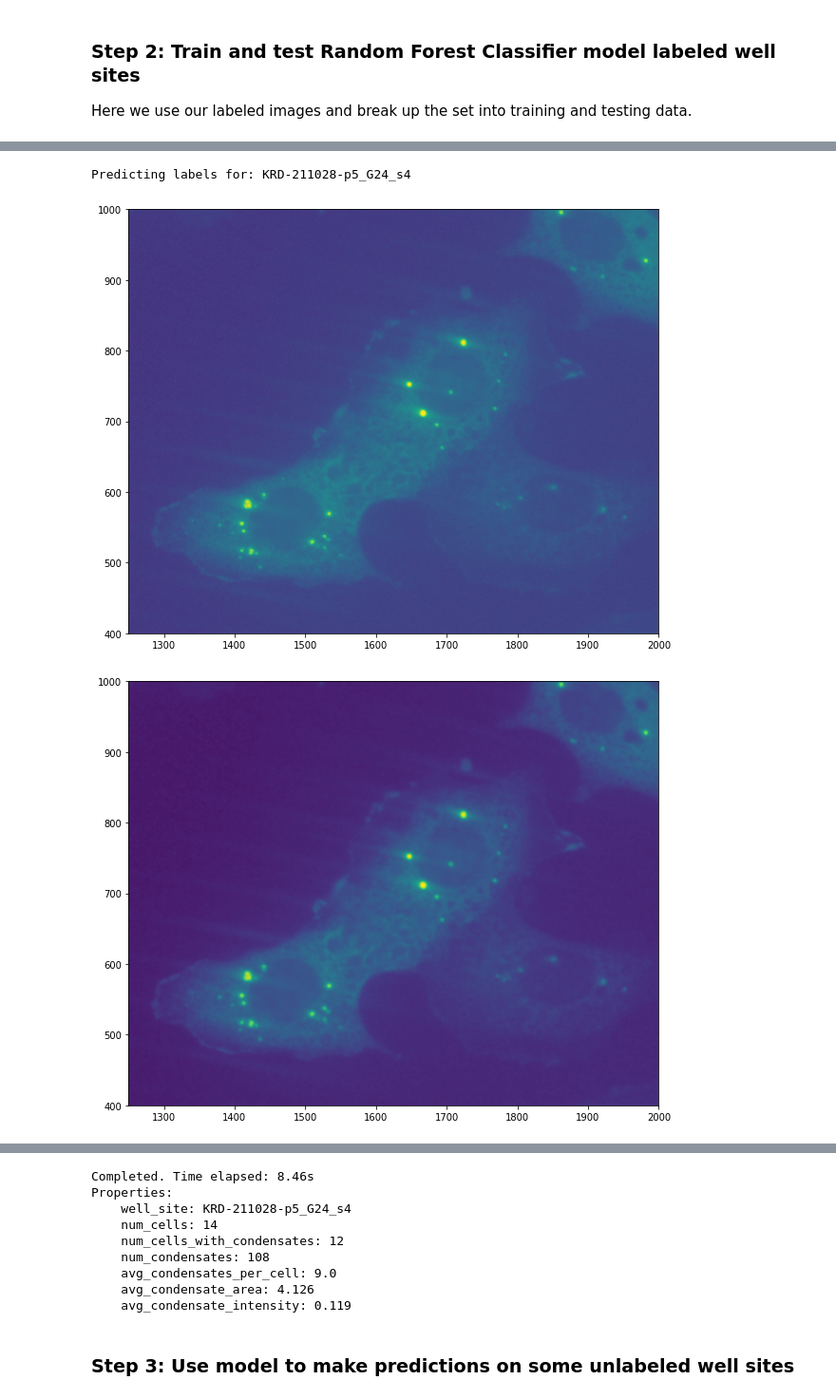
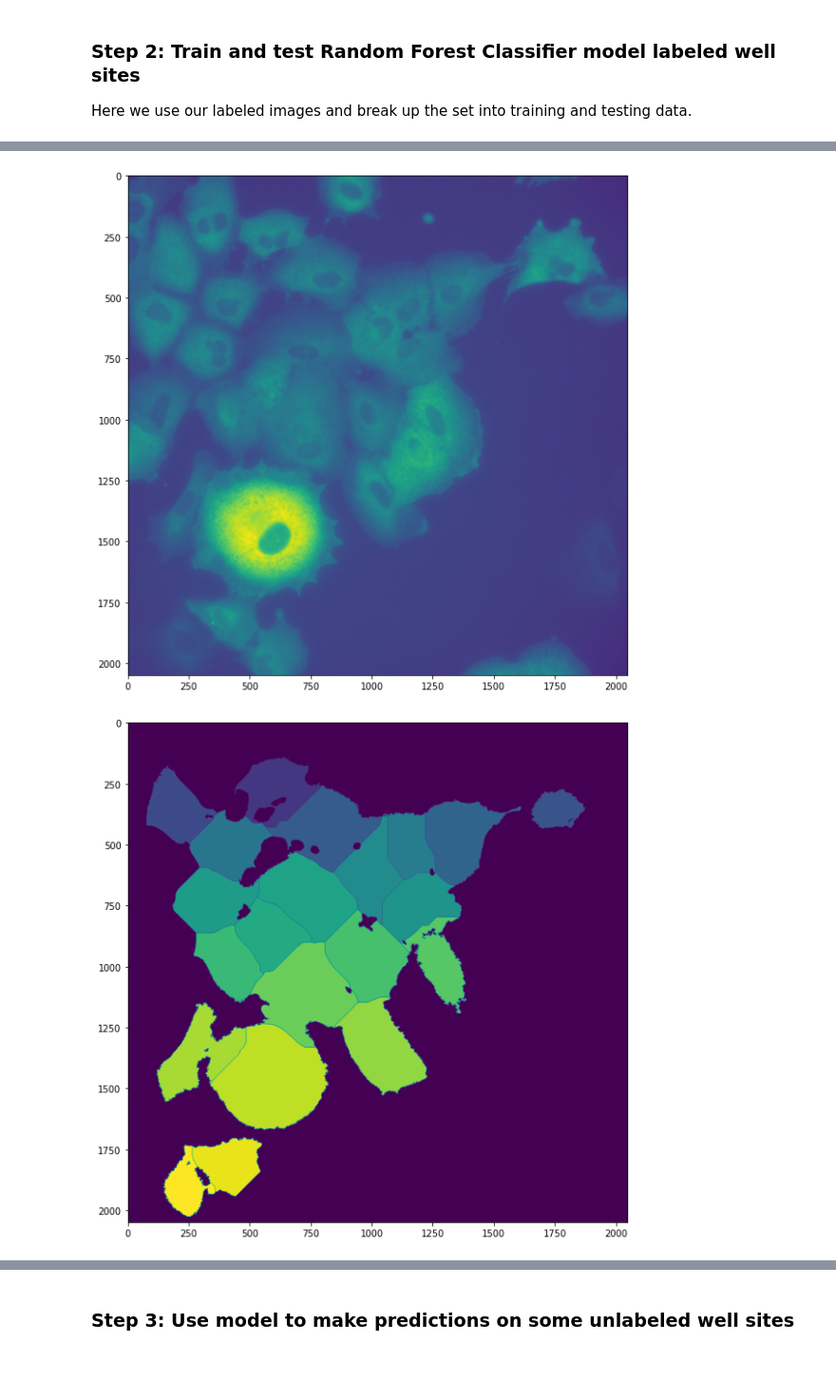
Before and after one commit to rodlaf/am91r, a Jupyter notebook: Spot_Counting.ipynb, the cells around one changed output, grey strips where cells are left out. Shown at 95% size. Drawn from its saved outputs; the diff is of its cells as text; code cells hidden in the pictures; blank space fills up the shorter version.

```diff
--- a/Spot_Counting.ipynb
+++ b/Spot_Counting.ipynb
@@ -306,35 +307,36 @@ Completed. Time elapsed: 3.27s
 # %%
 #
 # This snippet is for running measurement on a single well site
 #
-well_site = ('KRD-211028-p5_G24_s4', POLYICYES_DIR)
+well_site = ('KRD-MOA-OC43-220310-3720-22-1_A15_s5', TEST_DIR)
 wellSite = WellSite(*well_site)
+wellSite.create_mask(show_process=True)
 
-print('Predicting labels for: '+wellSite.name)
-start = time.time()
-pred_labels = predict_segmenter(wellSite.generate_features(
-    show_features=True, xlim=(1250, 2000), ylim=(400, 1000)), clf)
-end = time.time()
-print('Completed. Time elapsed: '+str(np.around(end - start, 2))+'s')
+# print('Predicting labels for: '+wellSite.name)
+# start = time.time()
 
-props = wellSite.get_properties(pred_labels)
-print('Properties:')
-for key in props:
-    print('    '+str(key)+': '+str(props[key]))
+# features = wellSite.generate_features(show_features=True, xlim=(1250, 2000), ylim=(400, 1000))
+# pred_labels = predict_segmenter(features, clf)
+# end = time.time()
+# print('Completed. Time elapsed: '+str(np.around(end - start, 2))+'s')
+
+# props = wellSite.get_properties(pred_labels)
+# print('Properties:')
+# for key in props:
+#     print('    '+str(key)+': '+str(props[key]))
 
 #
 # Here we visualize the single prediction process
 #
 # viewer = napari.Viewer()
 # # viewer.add_image(wellSite.wavelengths[0])
 # viewer.add_image(wellSite.wavelengths[1])
 # # viewer.add_image(wellSite.wavelengths[2])
 # viewer.add_image(wellSite.mask)
 # viewer.add_image(wellSite.pre_mask)
 # viewer.add_image(wellSite.outlier_mask)
 # viewer.add_image(pred_labels)
 # viewer.show()
 # %% [output]
-Predicting labels for: KRD-211028-p5_G24_s4
-[figure, old version]
+[figure, new version]
-[figure, old version]
+[figure, new version]
@@ -344,12 +345,3 @@ Predicting labels for: KRD-211028-p5_G24_s4
-Completed. Time elapsed: 8.46s
-Properties:
-    well_site: KRD-211028-p5_G24_s4
-    num_cells: 14
-    num_cells_with_condensates: 12
-    num_condensates: 108
-    avg_condensates_per_cell: 9.0
-    avg_condensate_area: 4.126
-    avg_condensate_intensity: 0.119
 # %%
 # Test accuracy on testing labeled well sites
 print("\n## Test ##")
```
Also changed, not shown: parts of 4 cells of this notebook, 14 other files.
